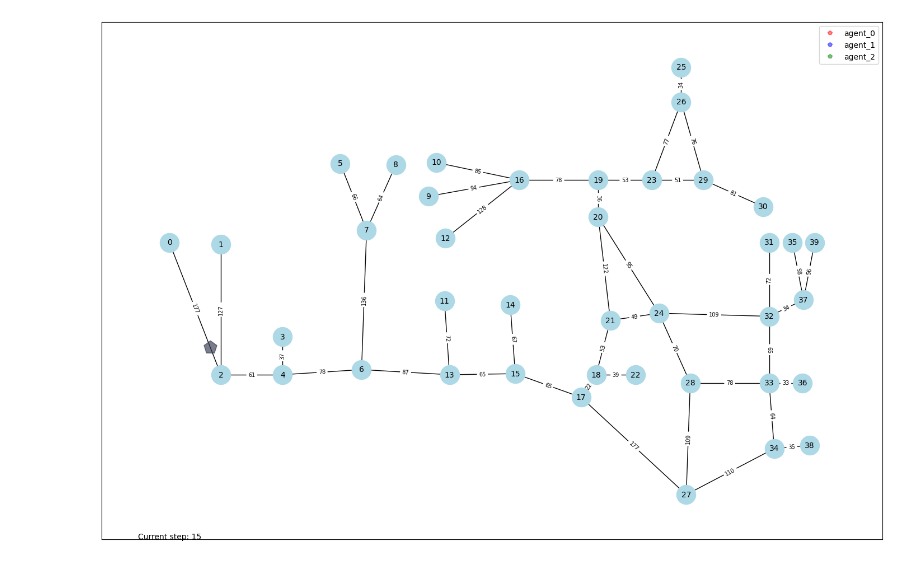
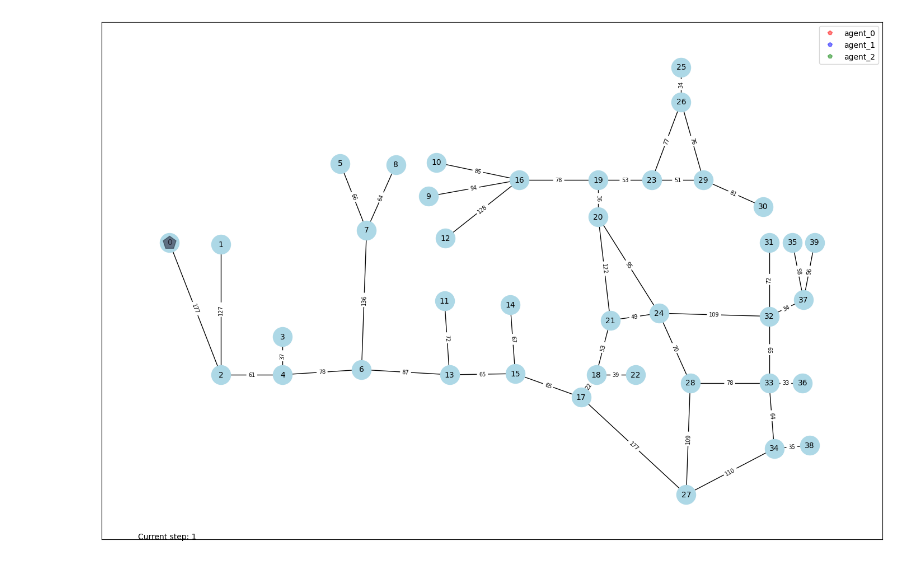
Before and after one commit to NU-IDEAS-Lab/patrolling_zoo, a Jupyter notebook: random_actions.ipynb, the cells around one changed output. Cells and saved outputs as stored; diff of their text form; code cells hidden in the pictures.

```diff
--- a/random_actions.ipynb
+++ b/random_actions.ipynb
@@ -1,24 +1,26 @@
 # %%
 %load_ext autoreload
 %autoreload 2
 
 from IPython.display import clear_output
 from patrolling_zoo.env.patrolling_zoo import PatrollingZooEnvironment
 from patrolling_zoo.env.patrol_graph import PatrolGraph
 
 patrolGraph = PatrolGraph("patrolling_zoo/env/cumberland.graph")
 env = PatrollingZooEnvironment(patrolGraph, 3)
 
 observations = env.reset(seed=42)
 
 while env.agents:
     # this is where you would insert your policy
     actions = {agent: env.action_space(agent).sample() for agent in env.agents}
 
     observations, rewards, terminations, truncations, infos = env.step(actions)
 
     clear_output(wait=True)
     env.render()
+
+    break ######## TEMPORARY BREAK ########
 env.close()
 # %% [output]
-[figure, old version]
+[figure, new version]
```
Also changed, not shown: 1 other file.
